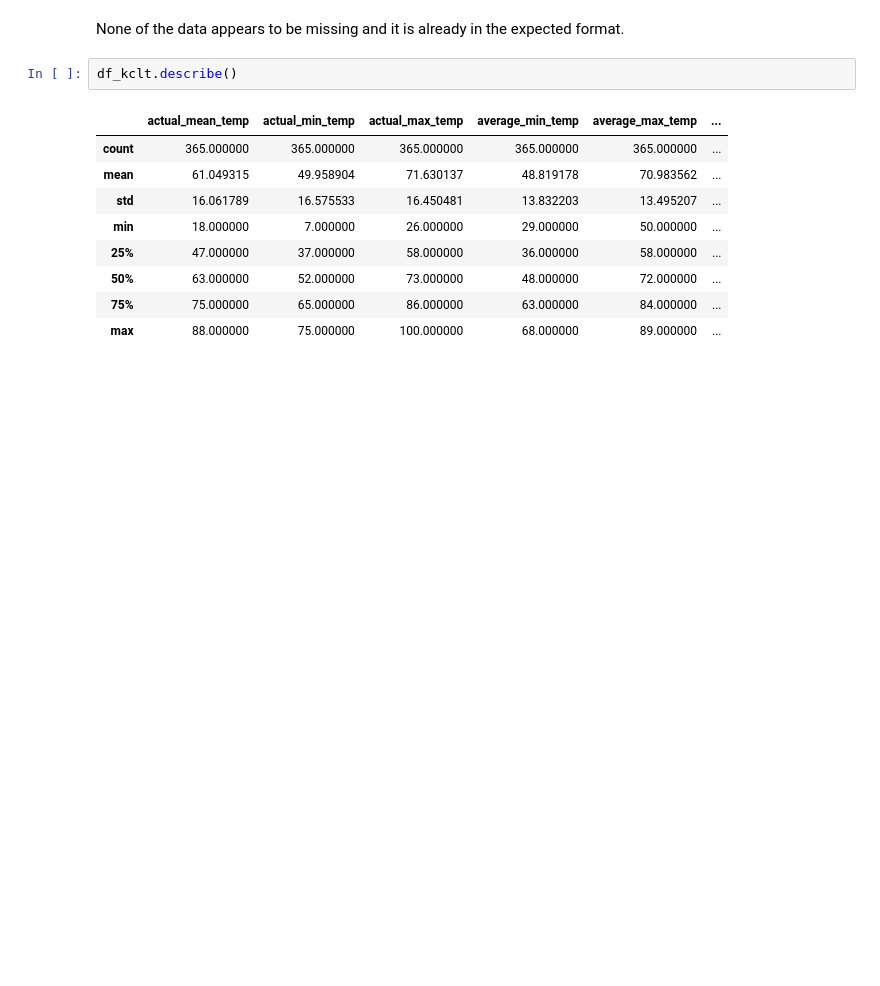
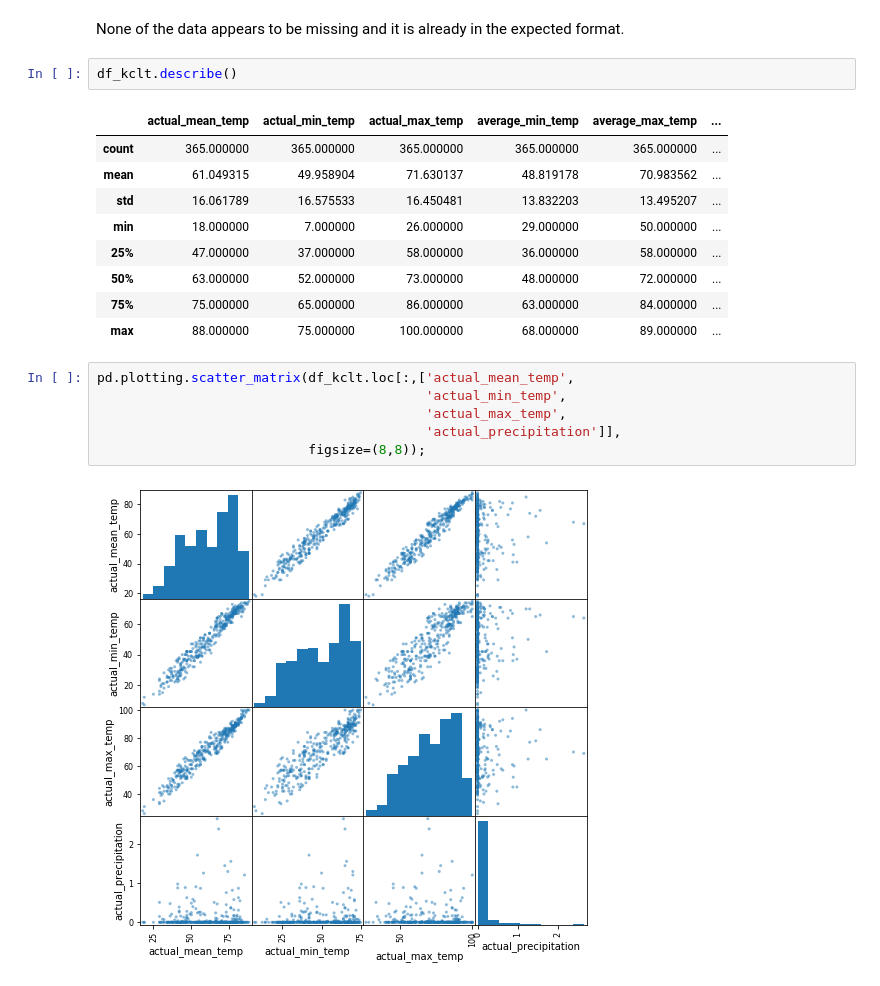
Before and after one commit to sn-ekstrand/weather-data-analysis, a Jupyter notebook: Untitled.ipynb, the cells around one changed output. Saved outputs shown, nothing was run; the diff lists cells and outputs as text; blank space fills up the shorter version.

```diff
--- a/Untitled.ipynb
+++ b/Untitled.ipynb
@@ -59,3 +59,11 @@ df_kclt.describe()
 | 50% | 63.000000 | 52.000000 | 73.000000 | 48.000000 | 72.000000 | ... |
 | 75% | 75.000000 | 65.000000 | 86.000000 | 63.000000 | 84.000000 | ... |
 | max | 88.000000 | 75.000000 | 100.000000 | 68.000000 | 89.000000 | ... |
+# %%
+pd.plotting.scatter_matrix(df_kclt.loc[:,['actual_mean_temp',
+                                          'actual_min_temp',
+                                          'actual_max_temp',
+                                          'actual_precipitation']],
+                           figsize=(8,8));
+# %% [output]
+[figure, added]
```
Also changed, not shown: parts of 2 cells of this notebook.
